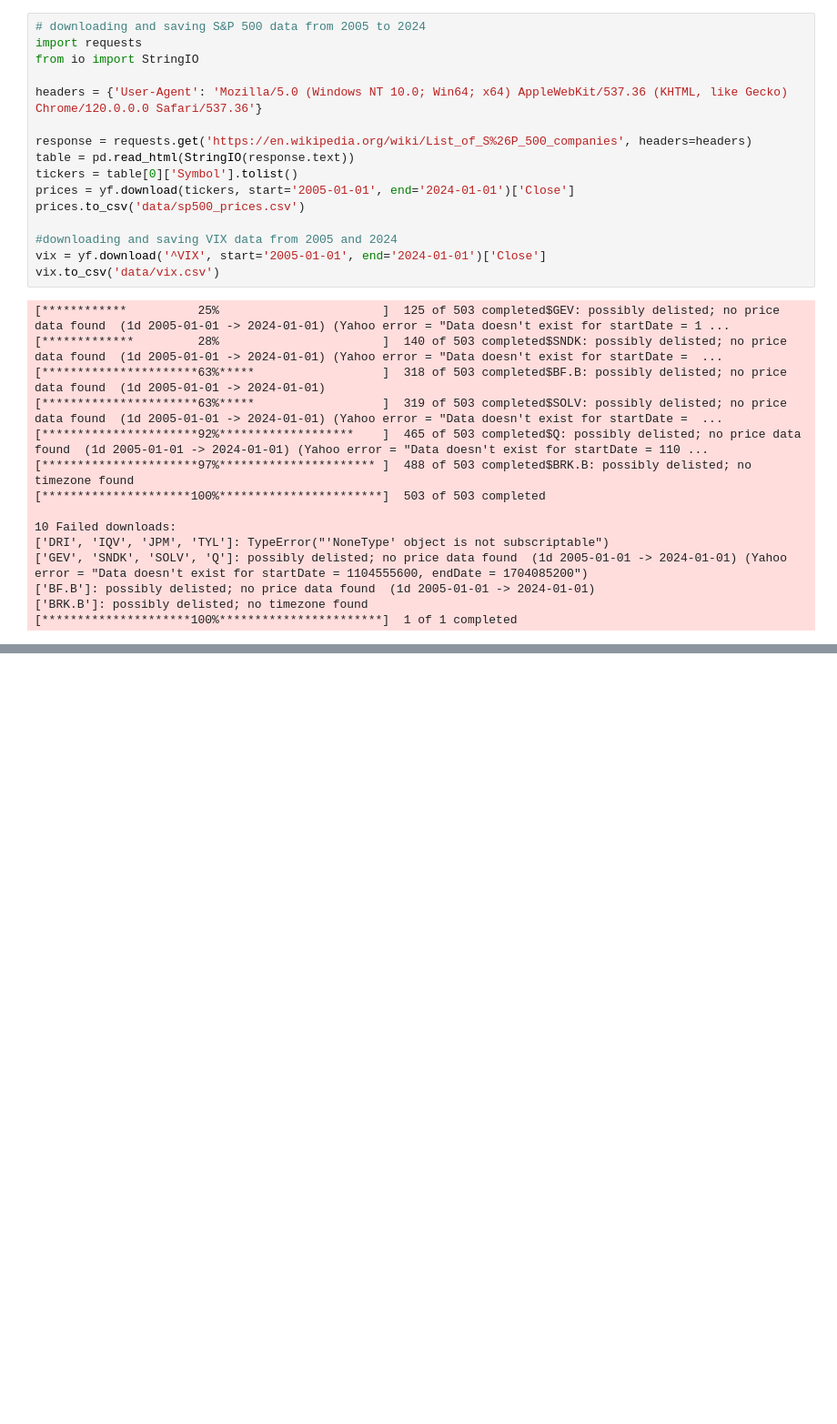
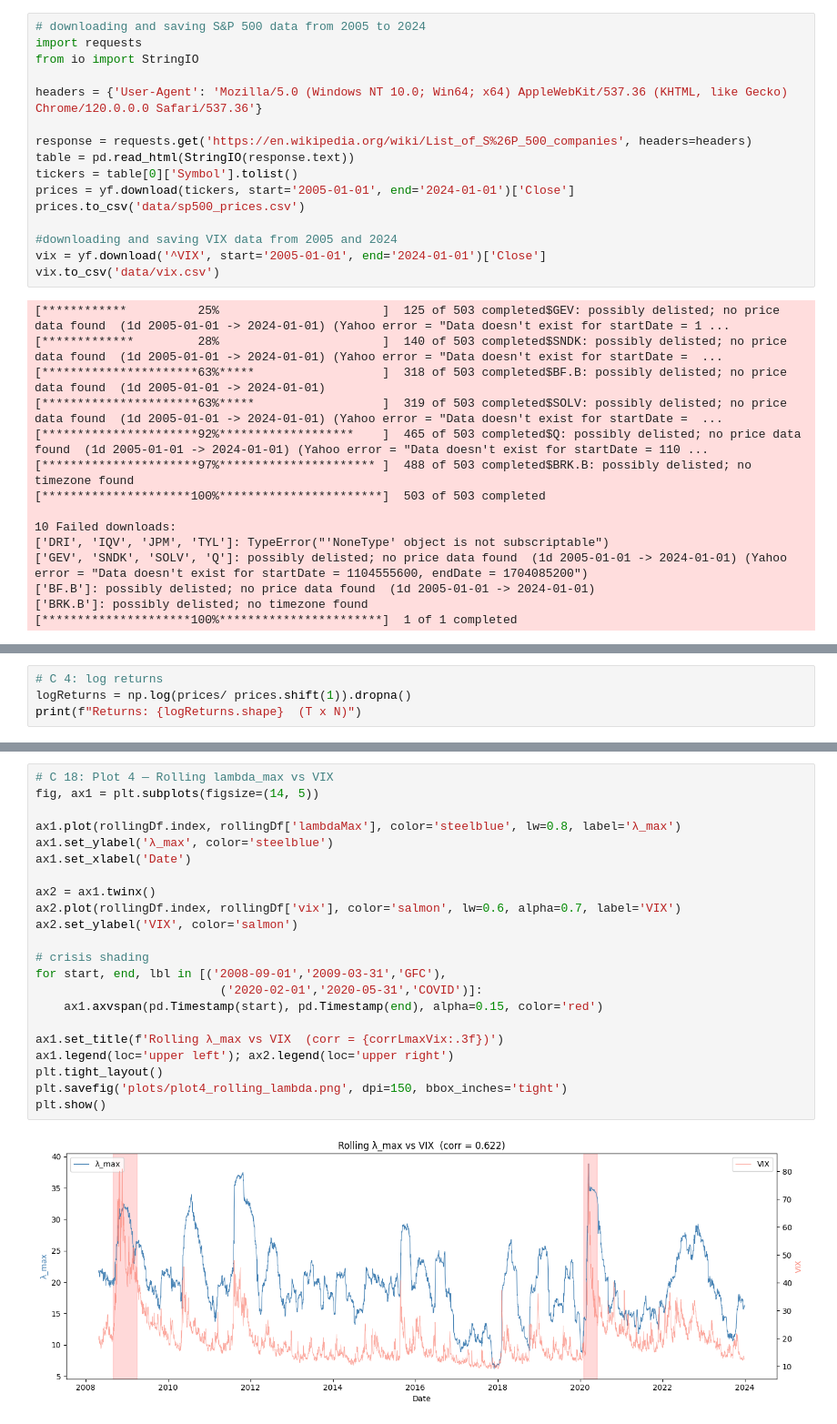
Before and after one commit to jaisheth0/rmt-correlation-denoising, a Jupyter notebook: notebook.ipynb, the cells around one changed output, grey strips where cells are left out. Shown at 91% size. Drawn from its saved outputs; the diff is of its cells as text; blank space fills up the shorter version.

```diff
--- a/notebook.ipynb
+++ b/notebook.ipynb
@@ -41,0 +60,4 @@ vix.to_csv('data/vix.csv')
+# %%
+# C 4: log returns
+logReturns = np.log(prices/ prices.shift(1)).dropna()
+print(f"Returns: {logReturns.shape}  (T x N)")
@@ -41,0 +434,24 @@ vix.to_csv('data/vix.csv')
+# %%
+# C 18: Plot 4 — Rolling lambda_max vs VIX
+fig, ax1 = plt.subplots(figsize=(14, 5))
+
+ax1.plot(rollingDf.index, rollingDf['lambdaMax'], color='steelblue', lw=0.8, label='λ_max')
+ax1.set_ylabel('λ_max', color='steelblue')
+ax1.set_xlabel('Date')
+
+ax2 = ax1.twinx()
+ax2.plot(rollingDf.index, rollingDf['vix'], color='salmon', lw=0.6, alpha=0.7, label='VIX')
+ax2.set_ylabel('VIX', color='salmon')
+
+# crisis shading
+for start, end, lbl in [('2008-09-01','2009-03-31','GFC'),
+                          ('2020-02-01','2020-05-31','COVID')]:
+    ax1.axvspan(pd.Timestamp(start), pd.Timestamp(end), alpha=0.15, color='red')
+
+ax1.set_title(f'Rolling λ_max vs VIX  (corr = {corrLmaxVix:.3f})')
+ax1.legend(loc='upper left'); ax2.legend(loc='upper right')
+plt.tight_layout()
+plt.savefig('plots/plot4_rolling_lambda.png', dpi=150, bbox_inches='tight')
+plt.show()
+# %% [output]
+[figure, added]
```
Also changed, not shown: parts of 20 cells of this notebook, 7 other files.
